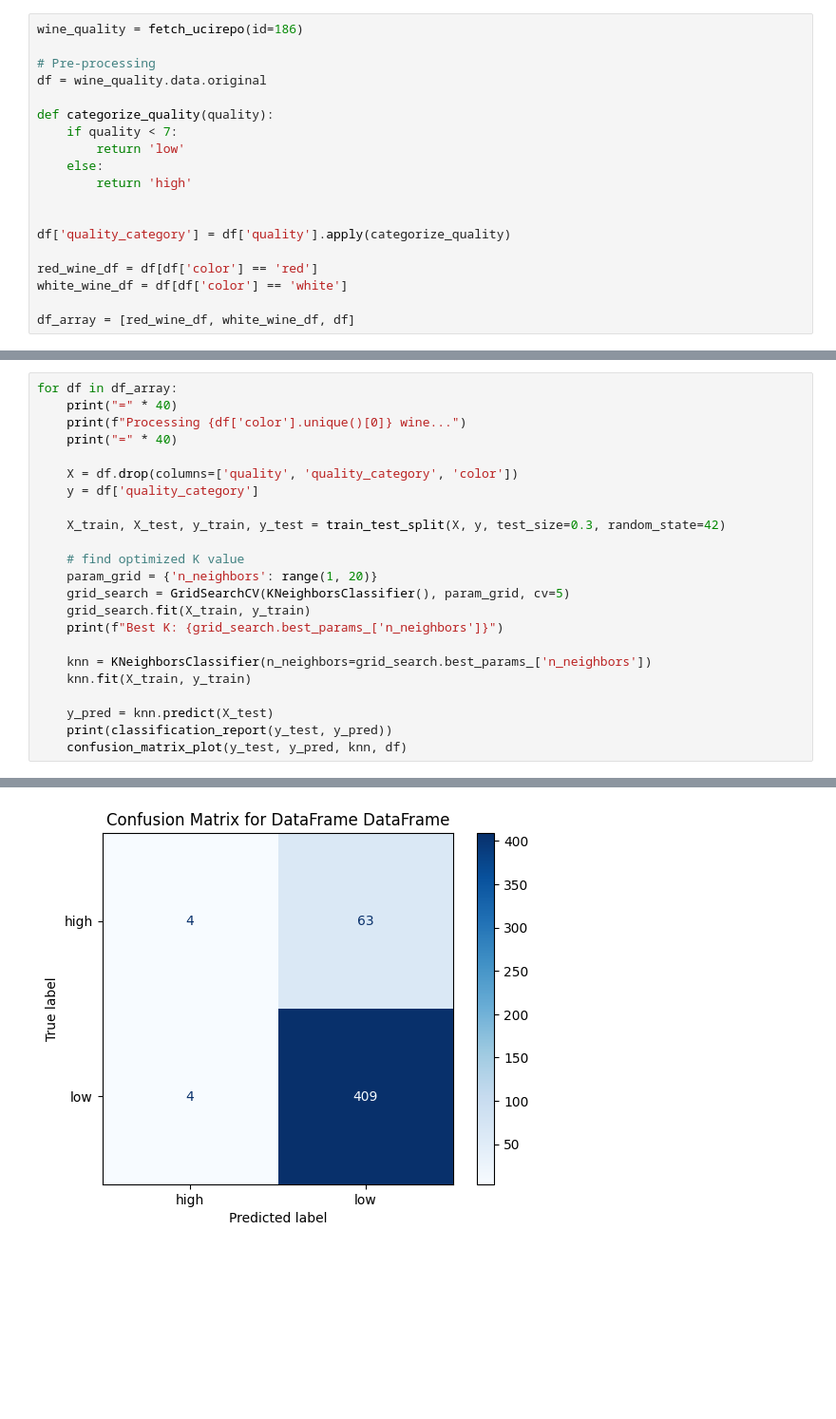
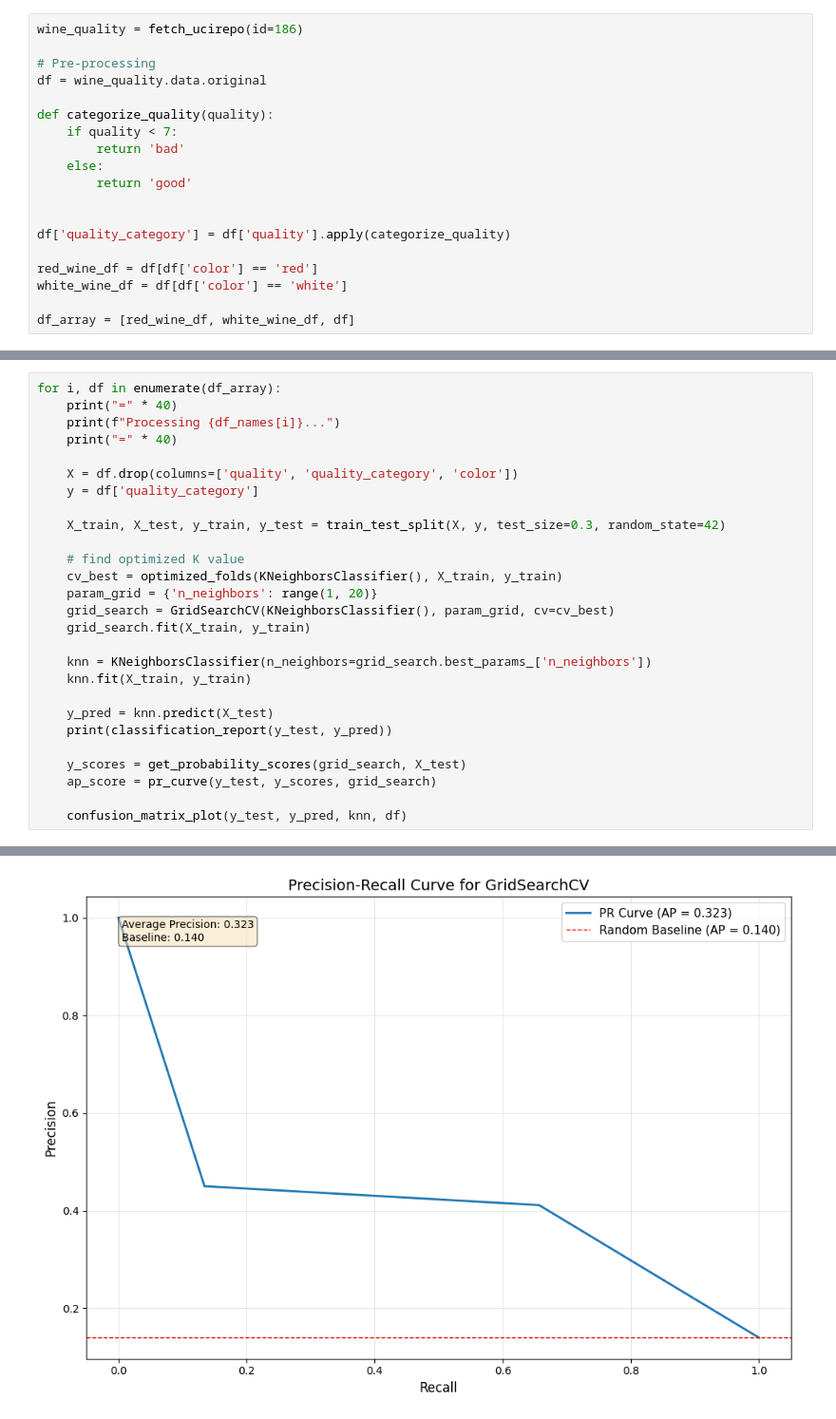
Before and after one commit to devw61/Wine_Quality_Classification, a Jupyter notebook: knn.ipynb, the cells around one changed output, grey strips where cells are left out. Shown: that part at 95% size. Saved outputs shown, nothing was run; the diff lists cells and outputs as text; blank space fills up the shorter version.

```diff
--- a/knn.ipynb
+++ b/knn.ipynb
@@ -15,9 +17,9 @@ df = wine_quality.data.original
 
 def categorize_quality(quality):
     if quality < 7:
-        return 'low'
+        return 'bad'
     else:
-        return 'high'
+        return 'good'
 
 
 df['quality_category'] = df['quality'].apply(categorize_quality)
@@ -52,7 +118,7 @@ def optimized_folds(model, X, y):
 # %%
-for df in df_array:
+for i, df in enumerate(df_array):
     print("=" * 40)
-    print(f"Processing {df['color'].unique()[0]} wine...")
+    print(f"Processing {df_names[i]}...")
     print("=" * 40)
 
     X = df.drop(columns=['quality', 'quality_category', 'color'])
@@ -61,16 +127,20 @@ for df in df_array:
     X_train, X_test, y_train, y_test = train_test_split(X, y, test_size=0.3, random_state=42)
 
     # find optimized K value
+    cv_best = optimized_folds(KNeighborsClassifier(), X_train, y_train)
     param_grid = {'n_neighbors': range(1, 20)}
-    grid_search = GridSearchCV(KNeighborsClassifier(), param_grid, cv=5)
+    grid_search = GridSearchCV(KNeighborsClassifier(), param_grid, cv=cv_best)
     grid_search.fit(X_train, y_train)
-    print(f"Best K: {grid_search.best_params_['n_neighbors']}")
 
     knn = KNeighborsClassifier(n_neighbors=grid_search.best_params_['n_neighbors'])
     knn.fit(X_train, y_train)
 
     y_pred = knn.predict(X_test)
     print(classification_report(y_test, y_pred))
+
+    y_scores = get_probability_scores(grid_search, X_test)
+    ap_score = pr_curve(y_test, y_scores, grid_search)
+
     confusion_matrix_plot(y_test, y_pred, knn, df)
 # %% [output]
 ========================================
@@ -88 +158 @@ weighted avg       0.82      0.86      0.81       480
-[figure, old version]
+[figure, new version]
```
Also changed, not shown: parts of 4 cells of this notebook, 5 other files.
